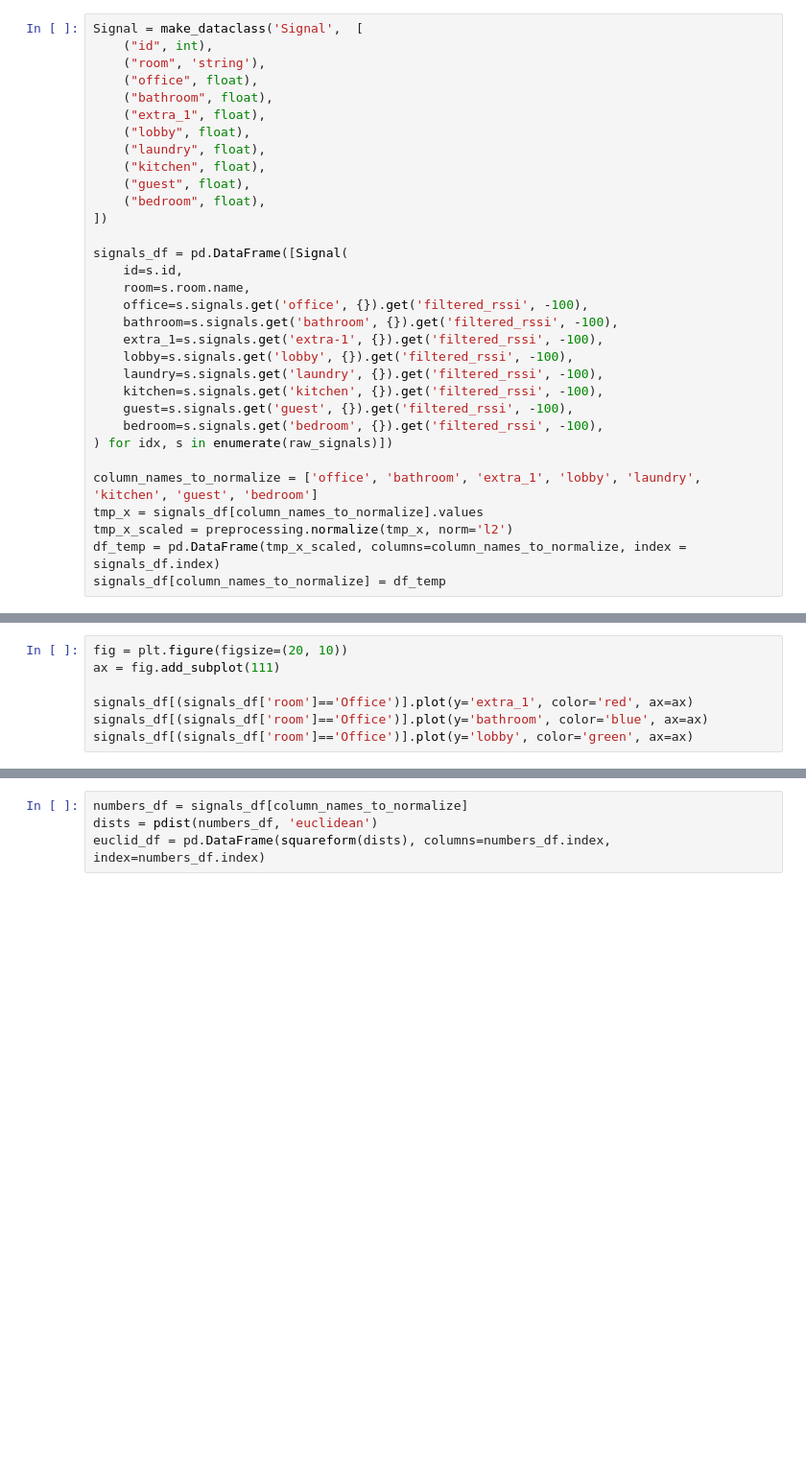
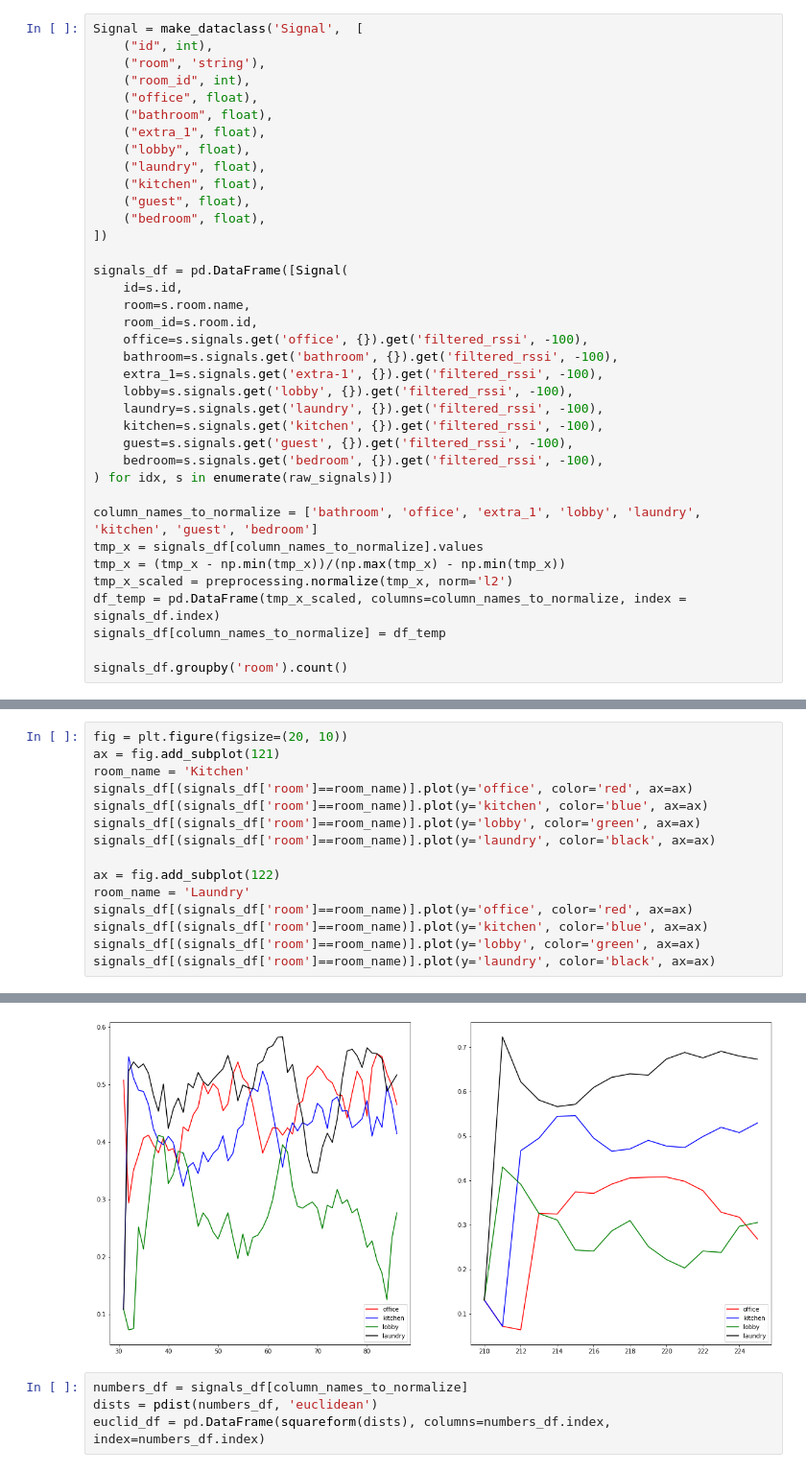
Before and after one commit to presence-solutions/mqtt-room-presence, a Jupyter notebook: research.ipynb, the cells around one changed output, grey strips where cells are left out. Shown at 96% size. Cells and saved outputs as stored; diff of their text form; blank space fills up the shorter version.

```diff
--- a/research.ipynb
+++ b/research.ipynb
@@ -17,6 +29,7 @@ raw_signals = await models.DeviceHeartbeat.filter(device=device).prefetch_relate
 Signal = make_dataclass('Signal',  [
     ("id", int),
     ("room", 'string'),
+    ("room_id", int),
     ("office", float),
     ("bathroom", float),
     ("extra_1", float),
@@ -30,6 +43,7 @@ Signal = make_dataclass('Signal',  [
 signals_df = pd.DataFrame([Signal(
     id=s.id,
     room=s.room.name,
+    room_id=s.room.id,
     office=s.signals.get('office', {}).get('filtered_rssi', -100),
     bathroom=s.signals.get('bathroom', {}).get('filtered_rssi', -100),
     extra_1=s.signals.get('extra-1', {}).get('filtered_rssi', -100),
@@ -40,8 +54,11 @@ signals_df = pd.DataFrame([Signal(
     bedroom=s.signals.get('bedroom', {}).get('filtered_rssi', -100),
 ) for idx, s in enumerate(raw_signals)])
 
-column_names_to_normalize = ['office', 'bathroom', 'extra_1', 'lobby', 'laundry', 'kitchen', 'guest', 'bedroom']
+column_names_to_normalize = ['bathroom', 'office', 'extra_1', 'lobby', 'laundry', 'kitchen', 'guest', 'bedroom']
 tmp_x = signals_df[column_names_to_normalize].values
+tmp_x = (tmp_x - np.min(tmp_x))/(np.max(tmp_x) - np.min(tmp_x))
 tmp_x_scaled = preprocessing.normalize(tmp_x, norm='l2')
 df_temp = pd.DataFrame(tmp_x_scaled, columns=column_names_to_normalize, index = signals_df.index)
 signals_df[column_names_to_normalize] = df_temp
+
+signals_df.groupby('room').count()
@@ -95,7 +99,16 @@ signals_df[(signals_df['room']=='Lobby')].plot.scatter(x='extra_1', y='laundry',
 # %%
 fig = plt.figure(figsize=(20, 10))
-ax = fig.add_subplot(111)
+ax = fig.add_subplot(121)
+room_name = 'Kitchen'
+signals_df[(signals_df['room']==room_name)].plot(y='office', color='red', ax=ax)
+signals_df[(signals_df['room']==room_name)].plot(y='kitchen', color='blue', ax=ax)
+signals_df[(signals_df['room']==room_name)].plot(y='lobby', color='green', ax=ax)
+signals_df[(signals_df['room']==room_name)].plot(y='laundry', color='black', ax=ax)
 
-signals_df[(signals_df['room']=='Office')].plot(y='extra_1', color='red', ax=ax)
-signals_df[(signals_df['room']=='Office')].plot(y='bathroom', color='blue', ax=ax)
-signals_df[(signals_df['room']=='Office')].plot(y='lobby', color='green', ax=ax)
+ax = fig.add_subplot(122)
+room_name = 'Laundry'
+signals_df[(signals_df['room']==room_name)].plot(y='office', color='red', ax=ax)
+signals_df[(signals_df['room']==room_name)].plot(y='kitchen', color='blue', ax=ax)
+signals_df[(signals_df['room']==room_name)].plot(y='lobby', color='green', ax=ax)
+signals_df[(signals_df['room']==room_name)].plot(y='laundry', color='black', ax=ax)
+# %% [output]
@@ -102,3 +116,4 @@ signals_df[(signals_df['room']=='Office')].plot(y='lobby', color='green', ax=ax)
+[figure, added]
 # %%
 numbers_df = signals_df[column_names_to_normalize]
 dists = pdist(numbers_df, 'euclidean')
```
Also changed, not shown: parts of 11 cells of this notebook, 11 other files.
